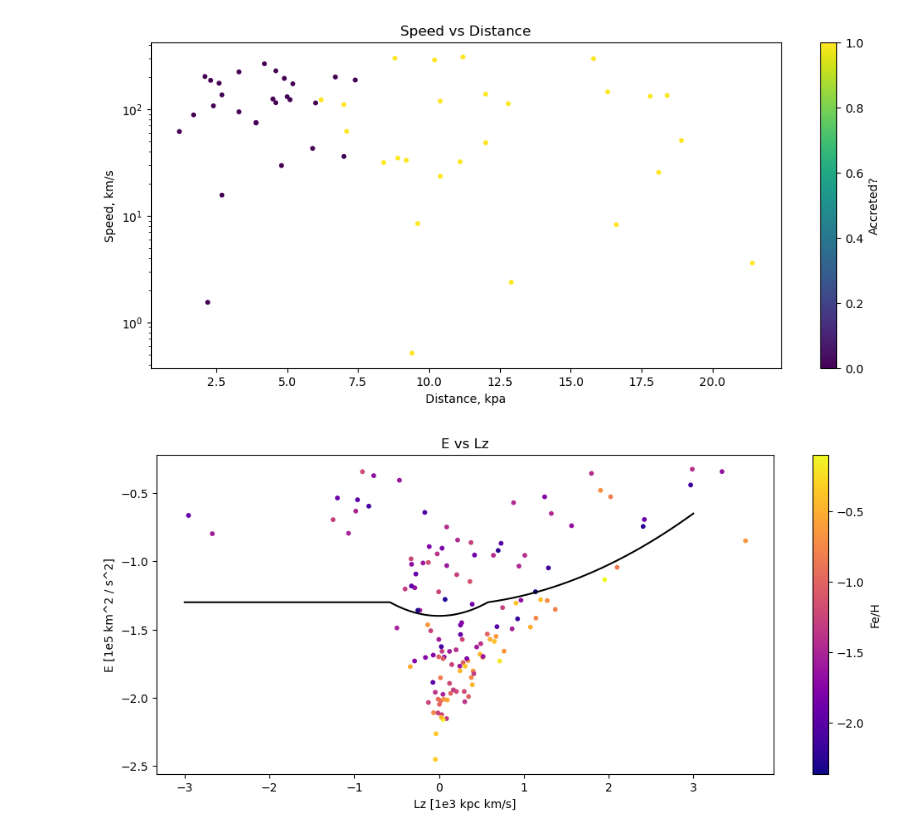
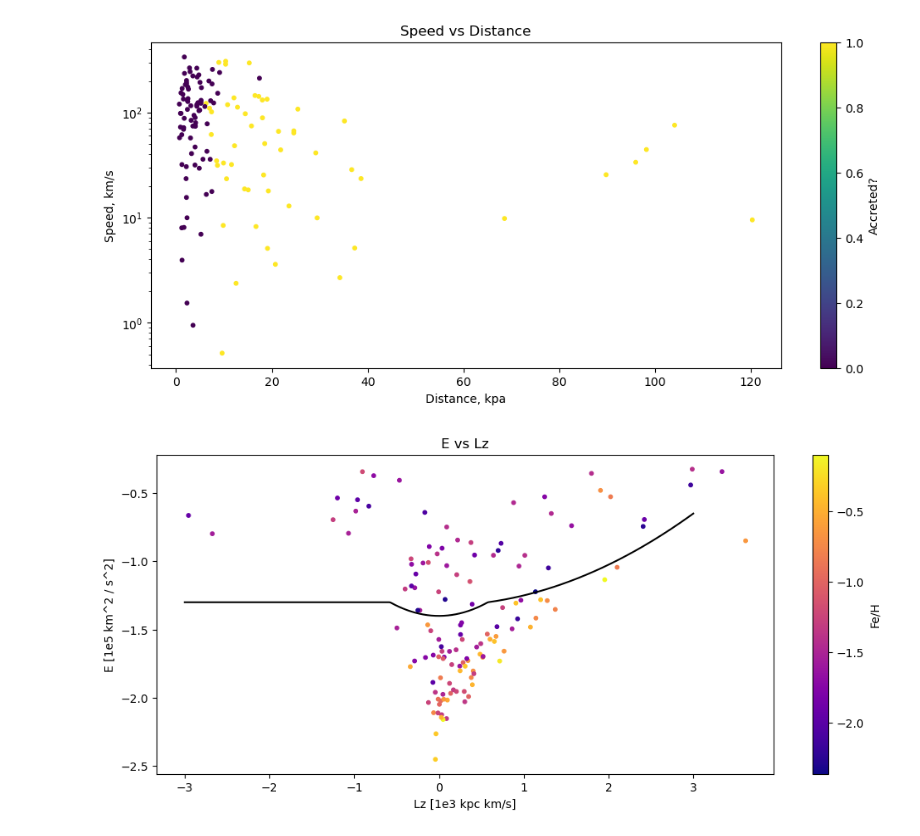
Before and after one commit to Valerii-Radchenkov/3116_Project, a Jupyter notebook: Analysis.ipynb, the cells around one changed output. Saved outputs shown, nothing was run; the diff lists cells and outputs as text; code cells hidden in the pictures.

```diff
--- a/Analysis.ipynb
+++ b/Analysis.ipynb
@@ -11,12 +11,8 @@ K_21 = pd.read_csv("Data//Standardised_IDs//Krause21.csv")
 G_HB = pd.read_csv("Data//Standardised_IDs//GaiaHB.csv")
 HVK_Met = pd.read_csv("Data//MetalicityMerge//MergedMetalicities.csv")
 # %%
-#df = pd.merge(H_P1,H_P3,on="ID",how="outer")
 df = pd.merge(G_HB, H_P3,on="ID",how="outer")
 df = pd.merge(df,HVK_Met,on="ID",how="outer")
-df = pd.merge(df, V_T2[['ID','Age']], on="ID", how="outer")
-df = pd.merge(df, V_T2[['ID','Age_err']], on="ID", how="outer")
-df = pd.merge(df, V_T2[['ID','R_G']], on="ID", how="outer")
 df['FeH'] = df['[FeH]_WtdAvg']
 # %%
 # Sun coords
@@ -61,15 +57,15 @@ df['V_phi'] = (x*vy - y*vx) / np.hypot(x, y)
 # %%
 has_FeH = df['FeH'].notna()
 plt.figure(figsize=[12, 5])
-plt.scatter(df.loc[has_FeH, 'R_G'], np.abs(df.loc[has_FeH, 'V_phi']), c=df.loc[has_FeH, 'Accreted?'], cmap="viridis", s=10)
+plt.scatter(df.loc[has_FeH, 'R_gc'], np.abs(df.loc[has_FeH, 'V_phi']), c=df.loc[has_FeH, 'Accreted?'], cmap="viridis", s=10)
 
 plt.title('Speed vs Distance')
 plt.yscale('log')
 plt.xlabel('Distance, kpa')
 plt.ylabel('Speed, km/s')
 plt.colorbar().set_label('Accreted?')
 # %% [output]
-[figure, old version]
+[figure, new version]
 # %%
 def E_boundary(Lz):
     # from Belokurov & Kravtsov, the accreted/insitu boundary curve
```
Also changed, not shown: parts of 1 cell of this notebook, 1 other file.
